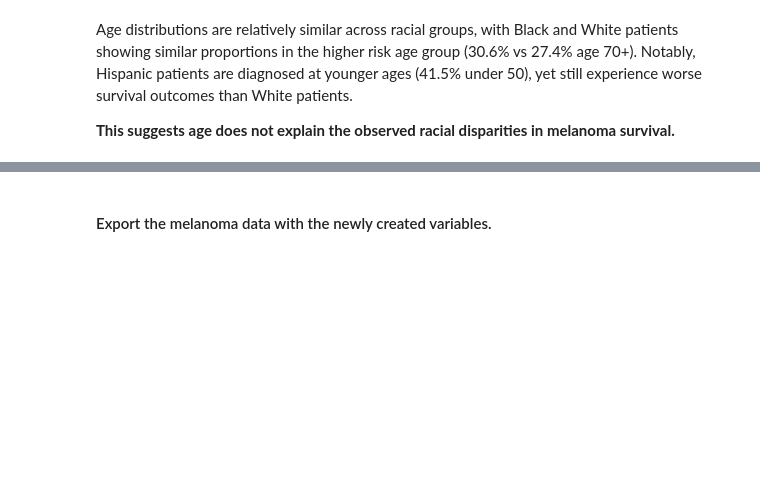
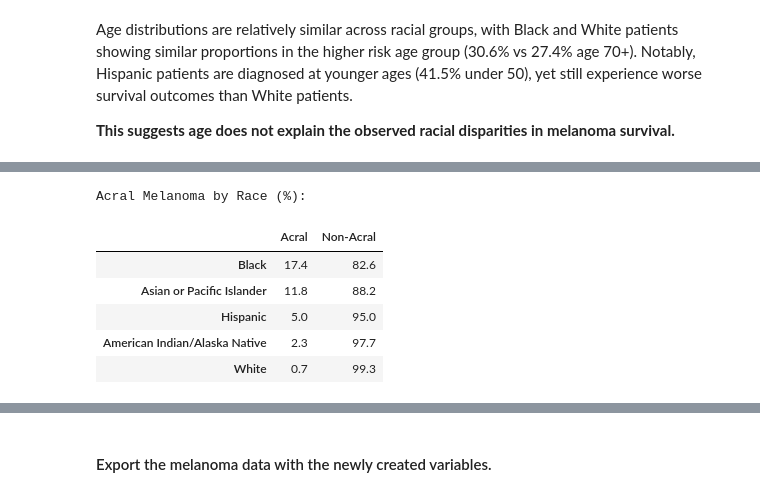
Before and after one commit to kpannoni/melanoma-project, a Jupyter notebook: notebooks/02_exploratory_analysis.ipynb, the cells around one changed output, grey strips where cells are left out. Drawn from its saved outputs; the diff is of its cells as text; code cells hidden in the pictures; blank space fills up the shorter version.

```diff
--- a/notebooks/02_exploratory_analysis.ipynb
+++ b/notebooks/02_exploratory_analysis.ipynb
@@ -427,0 +444,32 @@ Age distributions are relatively similar across racial groups, with Black and Wh
+# %%
+# Create the binary acral variable
+mel_data['acral'] = (mel_data['histology'] == '8744/3: Acral lentiginous melanoma, malignant').astype(int)
+
+# Create a crosstab to check the distribution of acral melanoma by race
+acral_by_race = pd.crosstab(mel_data['race_labels'], mel_data['acral'],
+                          normalize='index') * 100
+
+# Round the data
+acral_by_race = acral_by_race.round(1)
+
+# Rename the columns to be more informative
+acral_by_race.columns = ['Non-Acral', 'Acral']
+acral_by_race = acral_by_race[['Acral', 'Non-Acral']] # Reorder columns
+
+# Order race by median survival time (same order as previous crosstabs)
+acral_by_race = acral_by_race.reindex(order)
+
+# Remove the index and column names
+acral_by_race.index.name = None
+acral_by_race.columns.name = None
+
+print("\nAcral Melanoma by Race (%):")
+acral_by_race
+# %% [output]
+Acral Melanoma by Race (%):
+|  | Acral | Non-Acral |
+| Black | 17.4 | 82.6 |
+| Asian or Pacific Islander | 11.8 | 88.2 |
+| Hispanic | 5.0 | 95.0 |
+| American Indian/Alaska Native | 2.3 | 97.7 |
+| White | 0.7 | 99.3 |
```
Also changed, not shown: parts of 16 cells of this notebook, 1 other file.
